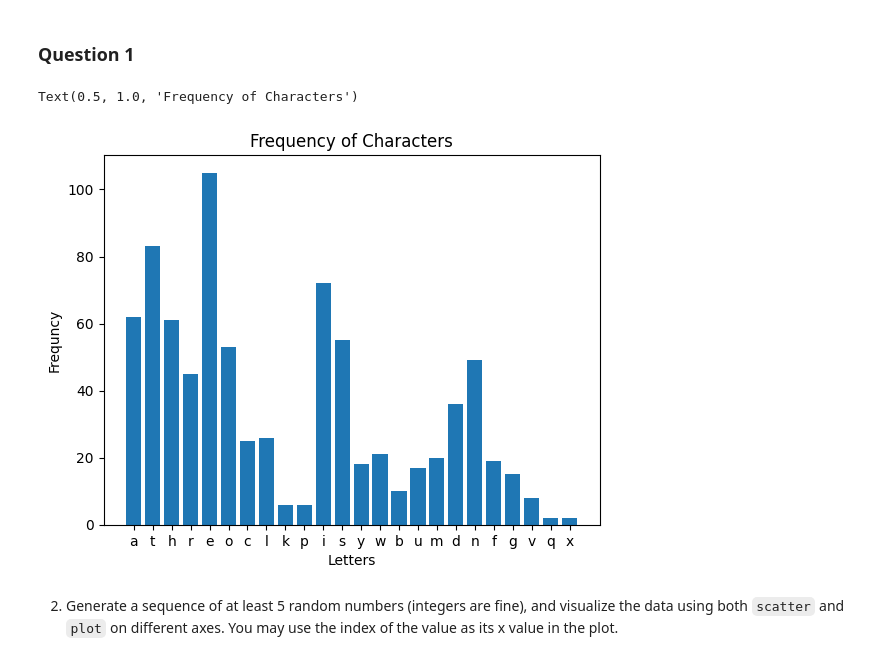
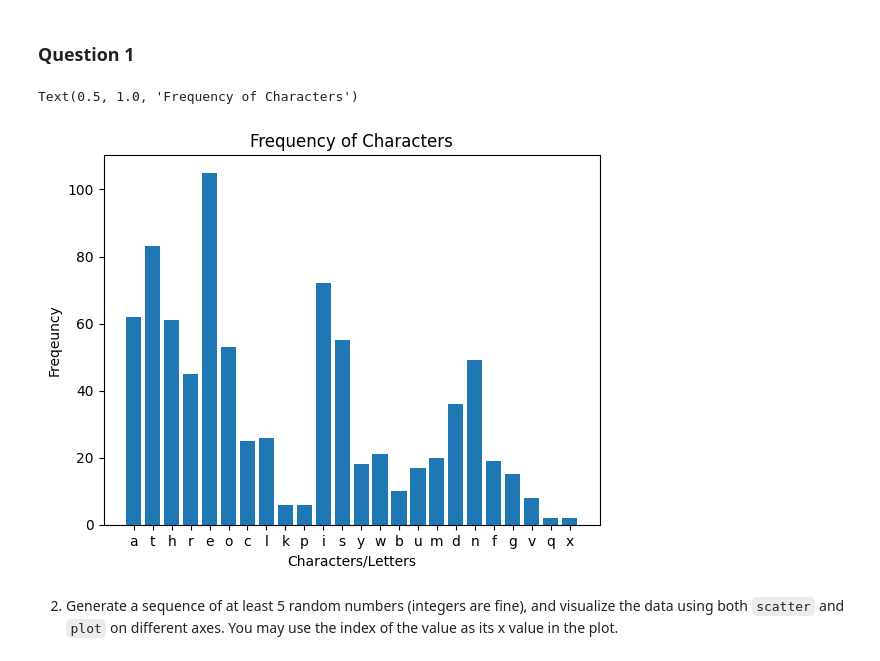
Before and after one commit to melscott2911/Module-3-Assignment, a Jupyter notebook: pyplot.ipynb, the cells around one changed output. Saved outputs shown, nothing was run; the diff lists cells and outputs as text; code cells hidden in the pictures.

```diff
--- a/pyplot.ipynb
+++ b/pyplot.ipynb
@@ -27,32 +27,32 @@ letter_freq = dict(Counter(TEXT))
 # %%
 from collections import Counter
 import matplotlib.pyplot as plt
 
 x = []
 y = []
 TEXT = "At three o’clock precisely I was at Baker Street, but Holmes had not yet returned. The landlady informed me that he had left the house shortly after eight o’clock in the morning. I sat down beside the fire, however, with the intention of awaiting him, however long he might be. I was already deeply interested in his inquiry, for, though it was surrounded by none of the grim and strange features which were associated with the two crimes which I have already recorded, still, the nature of the case and the exalted station of his client gave it a character of its own. Indeed, apart from the nature of the investigation which my friend had on hand, there was something in his masterly grasp of a situation, and his keen, incisive reasoning, which made it a pleasure to me to study his system of work, and to follow the quick, subtle methods by which he disentangled the most inextricable mysteries. So accustomed was I to his invariable success that the very possibility of his failing had ceased to enter into my head.".lower()
 
 
 
 a = Counter(TEXT)
 for i ,j in a.items():
     if(i != " " and i !="," and i !="." and i!="’"):
         x.append(i)
         y.append(j)
 
 
 plt.bar(x, y)
 
 
-plt.xlabel('Letters')
+plt.xlabel('Characters/Letters')
 
-plt.ylabel('Frequncy')
+plt.ylabel('Freqeuncy')
 
 
 plt.title('Frequency of Characters')
 # %% [output]
 Text(0.5, 1.0, 'Frequency of Characters')
-[figure, old version]
+[figure, new version]
 # %% [markdown]
 2. Generate a sequence of at least 5 random numbers (integers are fine), and visualize the data using both `scatter` and `plot` on different axes.  You may use the index of the value as its x value in the plot.
 # %% [markdown]
```
